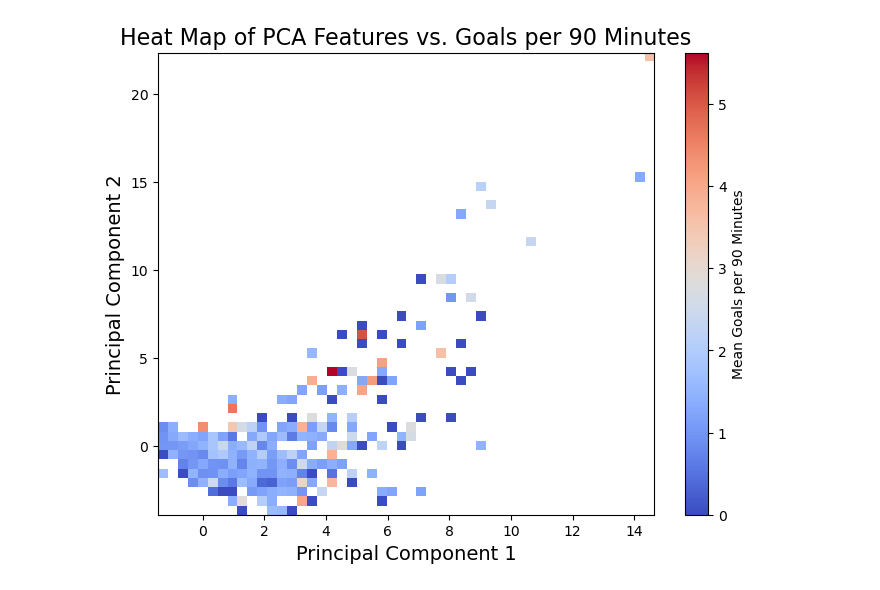
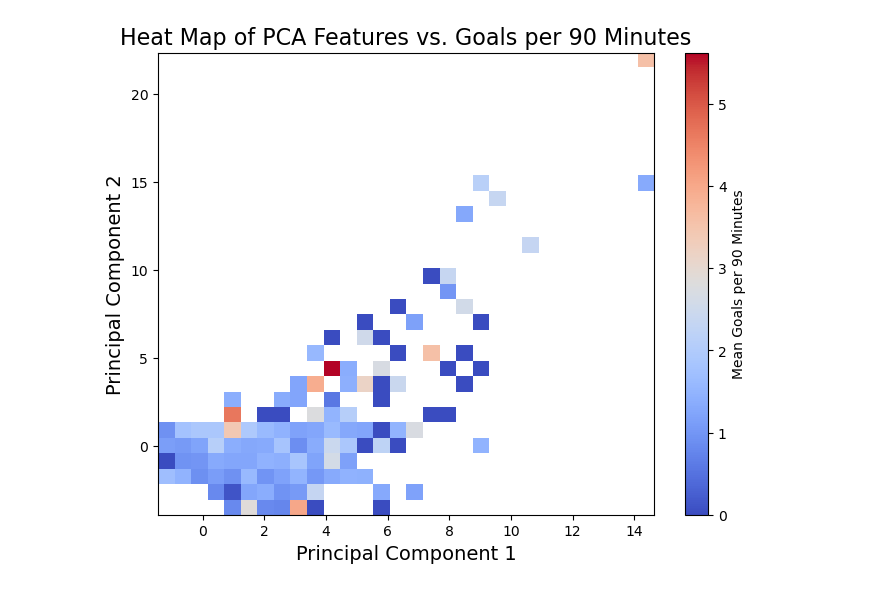
Before and after one commit to Sam-B-Y/TDA-Soccer-Passing-Networks, a Jupyter notebook: models/PCAheatmapforallfolders.ipynb, the cells around one changed output. Saved outputs shown, nothing was run; the diff lists cells and outputs as text; code cells hidden in the pictures.

```diff
--- a/models/PCAheatmapforallfolders.ipynb
+++ b/models/PCAheatmapforallfolders.ipynb
@@ -148,7 +148,7 @@ if persistence_diagrams:
     goals_per_90 = [extract_goals_and_time(os.path.basename(file_path)) for file_path in valid_file_paths]
 
     # Create a heatmap using binned statistics
-    def plot_heatmap(features_pca, goals_per_90, bins=50):
+    def plot_heatmap(features_pca, goals_per_90, bins=30):
         # Compute binned statistics
         stat, x_edges, y_edges, binnumber = binned_statistic_2d(
             features_pca[:, 0], features_pca[:, 1], goals_per_90, statistic="mean", bins=bins
@@ -168,31 +168,31 @@ if persistence_diagrams:
         plt.xlabel("Principal Component 1", fontsize=14)
         plt.ylabel("Principal Component 2", fontsize=14)
         plt.grid(False)
         plt.show()
 
     # Call the function to plot the heatmap
     plot_heatmap(features_pca, goals_per_90)
 else:
     print("No valid persistence diagrams were computed.")
 # %% [output]
 Failed to clean /Users/lliu001/Desktop/Fall 2024/Math 412/TDA-1/data/2015-2016/Ligue-1/3900543_Stade-de-Reims_1_45.json: Expecting ',' delimiter: line 1 column 138 (char 137)
 Failed to clean /Users/lliu001/Desktop/Fall 2024/Math 412/TDA-1/data/2015-2016/Ligue-1/3829430_Stade-de-Reims_1_57.json: Expecting ',' delimiter: line 1 column 211 (char 210)
 Failed to clean /Users/lliu001/Desktop/Fall 2024/Math 412/TDA-1/data/2015-2016/Ligue-1/3900512_Stade-de-Reims_1_59.json: Expecting ',' delimiter: line 1 column 177 (char 176)
 Failed to clean /Users/lliu001/Desktop/Fall 2024/Math 412/TDA-1/data/2015-2016/Ligue-1/3829436_Stade-de-Reims_0_52.json: Expecting ',' delimiter: line 1 column 177 (char 176)
 Failed to clean /Users/lliu001/Desktop/Fall 2024/Math 412/TDA-1/data/2015-2016/Ligue-1/3829482_Stade-de-Reims_1_63.json: Expecting ',' delimiter: line 1 column 140 (char 139)
 Failed to clean /Users/lliu001/Desktop/Fall 2024/Math 412/TDA-1/data/2015-2016/Ligue-1/3829495_Stade-de-Reims_0_52.json: Expecting ',' delimiter: line 1 column 80 (char 79)
 Failed to clean /Users/lliu001/Desktop/Fall 2024/Math 412/TDA-1/data/2015-2016/Ligue-1/3900566_Stade-de-Reims_0_57.json: Expecting ',' delimiter: line 1 column 93 (char 92)
 Failed to clean /Users/lliu001/Desktop/Fall 2024/Math 412/TDA-1/data/2015-2016/Ligue-1/3900523_Stade-de-Reims_1_62.json: Expecting ',' delimiter: line 1 column 177 (char 176)
 Failed to clean /Users/lliu001/Desktop/Fall 2024/Math 412/TDA-1/data/2015-2016/Ligue-1/3900553_Stade-de-Reims_0_45.json: Expecting ',' delimiter: line 1 column 210 (char 209)
 Skipped 9 invalid files.
 List of invalid files:
 /Users/lliu001/Desktop/Fall 2024/Math 412/TDA-1/data/2015-2016/Ligue-1/3900543_Stade-de-Reims_1_45.json
 /Users/lliu001/Desktop/Fall 2024/Math 412/TDA-1/data/2015-2016/Ligue-1/3829430_Stade-de-Reims_1_57.json
 /Users/lliu001/Desktop/Fall 2024/Math 412/TDA-1/data/2015-2016/Ligue-1/3900512_Stade-de-Reims_1_59.json
 /Users/lliu001/Desktop/Fall 2024/Math 412/TDA-1/data/2015-2016/Ligue-1/3829436_Stade-de-Reims_0_52.json
 /Users/lliu001/Desktop/Fall 2024/Math 412/TDA-1/data/2015-2016/Ligue-1/3829482_Stade-de-Reims_1_63.json
 /Users/lliu001/Desktop/Fall 2024/Math 412/TDA-1/data/2015-2016/Ligue-1/3829495_Stade-de-Reims_0_52.json
 /Users/lliu001/Desktop/Fall 2024/Math 412/TDA-1/data/2015-2016/Ligue-1/3900566_Stade-de-Reims_0_57.json
 /Users/lliu001/Desktop/Fall 2024/Math 412/TDA-1/data/2015-2016/Ligue-1/3900523_Stade-de-Reims_1_62.json
 /Users/lliu001/Desktop/Fall 2024/Math 412/TDA-1/data/2015-2016/Ligue-1/3900553_Stade-de-Reims_0_45.json
-[figure, old version]
+[figure, new version]
```
Also changed, not shown: 1 other file.
